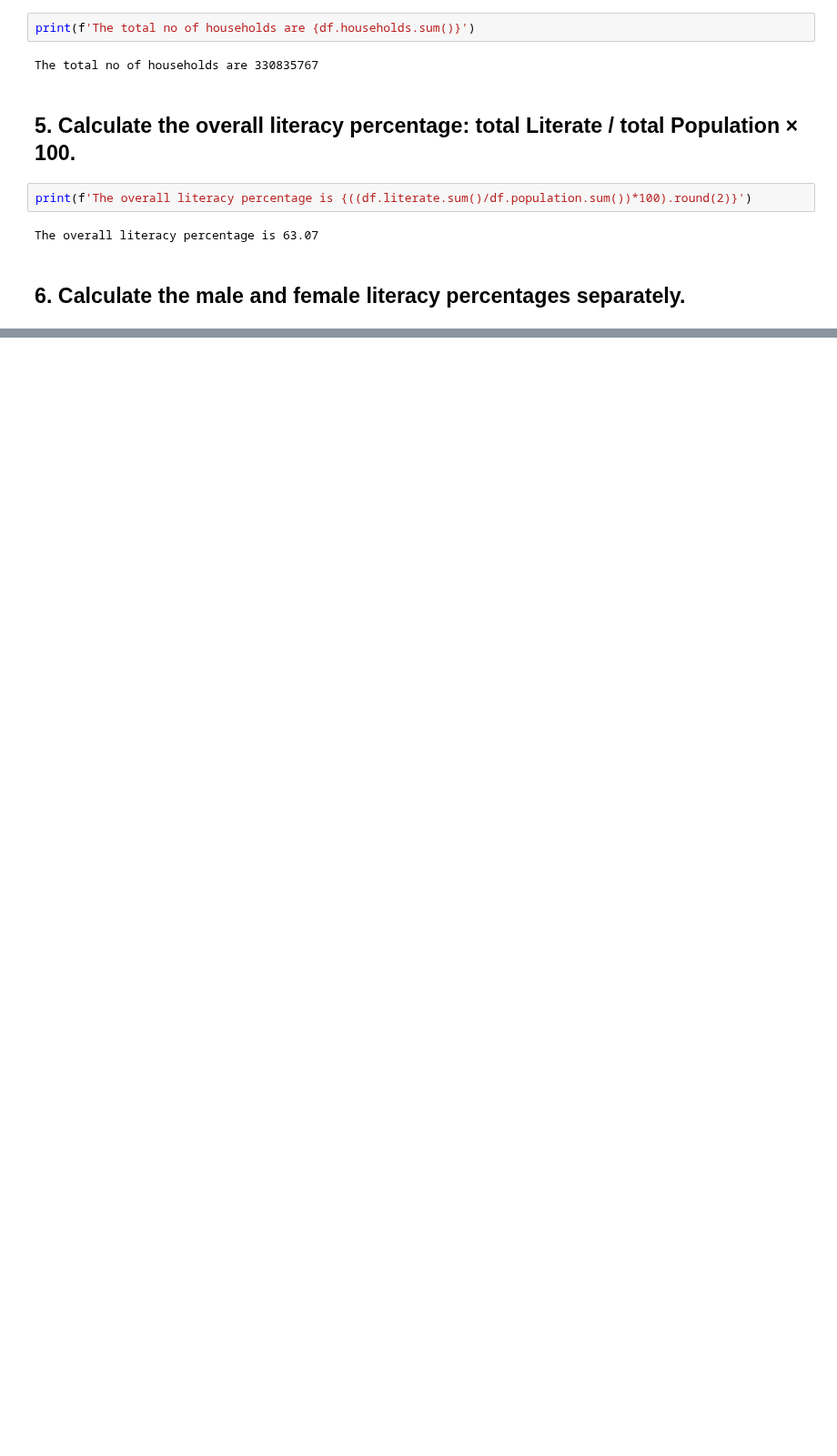
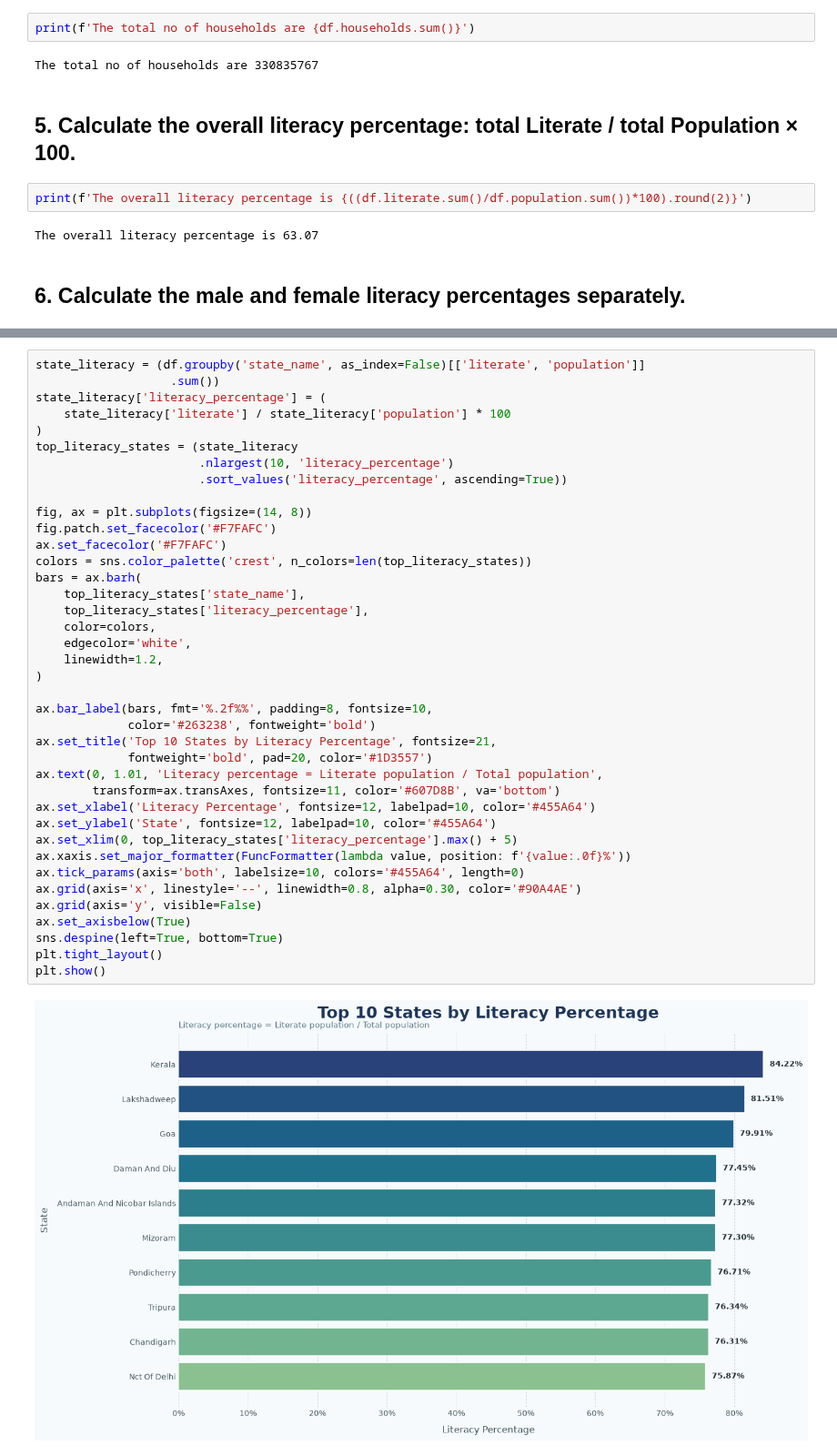
Before and after one commit to tonmoydey1/Data-Analytics-Projects, a Jupyter notebook: End To End Data Analytics Project/India District Census 2011 Analysis/dataclean.ipynb, the cells around one changed output, grey strips where cells are left out. Shown at 91% size. Cells and saved outputs as stored; diff of their text form; blank space fills up the shorter version.

```diff
--- a/End To End Data Analytics Project/India District Census 2011 Analysis/dataclean.ipynb
+++ b/End To End Data Analytics Project/India District Census 2011 Analysis/dataclean.ipynb
@@ -445,0 +588,41 @@ print()
+# %%
+state_literacy = (df.groupby('state_name', as_index=False)[['literate', 'population']]
+                   .sum())
+state_literacy['literacy_percentage'] = (
+    state_literacy['literate'] / state_literacy['population'] * 100
+)
+top_literacy_states = (state_literacy
+                       .nlargest(10, 'literacy_percentage')
+                       .sort_values('literacy_percentage', ascending=True))
+
+fig, ax = plt.subplots(figsize=(14, 8))
+fig.patch.set_facecolor('#F7FAFC')
+ax.set_facecolor('#F7FAFC')
+colors = sns.color_palette('crest', n_colors=len(top_literacy_states))
+bars = ax.barh(
+    top_literacy_states['state_name'],
+    top_literacy_states['literacy_percentage'],
+    color=colors,
+    edgecolor='white',
+    linewidth=1.2,
+)
+
+ax.bar_label(bars, fmt='%.2f%%', padding=8, fontsize=10,
+             color='#263238', fontweight='bold')
+ax.set_title('Top 10 States by Literacy Percentage', fontsize=21,
+             fontweight='bold', pad=20, color='#1D3557')
+ax.text(0, 1.01, 'Literacy percentage = Literate population / Total population',
+        transform=ax.transAxes, fontsize=11, color='#607D8B', va='bottom')
+ax.set_xlabel('Literacy Percentage', fontsize=12, labelpad=10, color='#455A64')
+ax.set_ylabel('State', fontsize=12, labelpad=10, color='#455A64')
+ax.set_xlim(0, top_literacy_states['literacy_percentage'].max() + 5)
+ax.xaxis.set_major_formatter(FuncFormatter(lambda value, position: f'{value:.0f}%'))
+ax.tick_params(axis='both', labelsize=10, colors='#455A64', length=0)
+ax.grid(axis='x', linestyle='--', linewidth=0.8, alpha=0.30, color='#90A4AE')
+ax.grid(axis='y', visible=False)
+ax.set_axisbelow(True)
+sns.despine(left=True, bottom=True)
+plt.tight_layout()
+plt.show()
+# %% [output]
+[figure, added]
```
Also changed, not shown: parts of 32 cells of this notebook, 1 other file.
